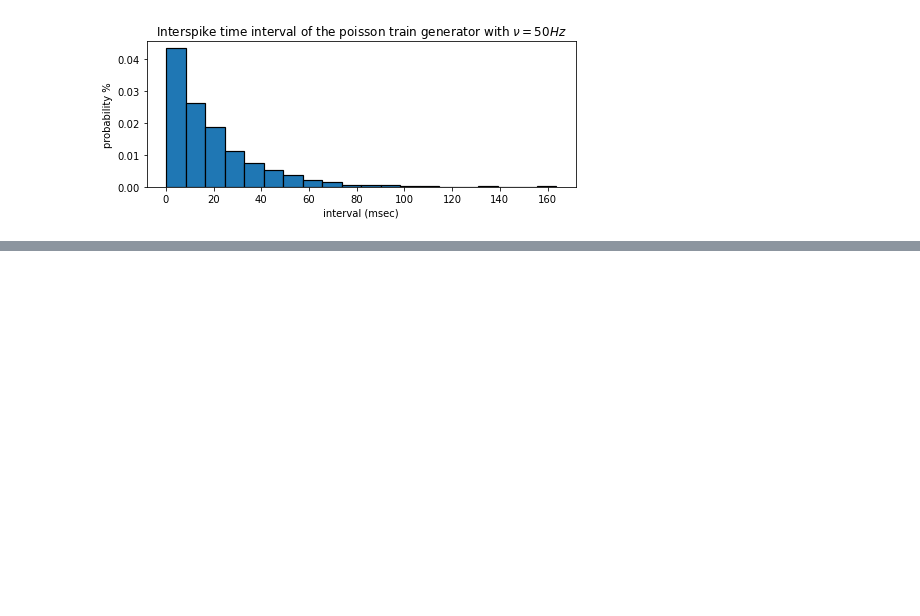
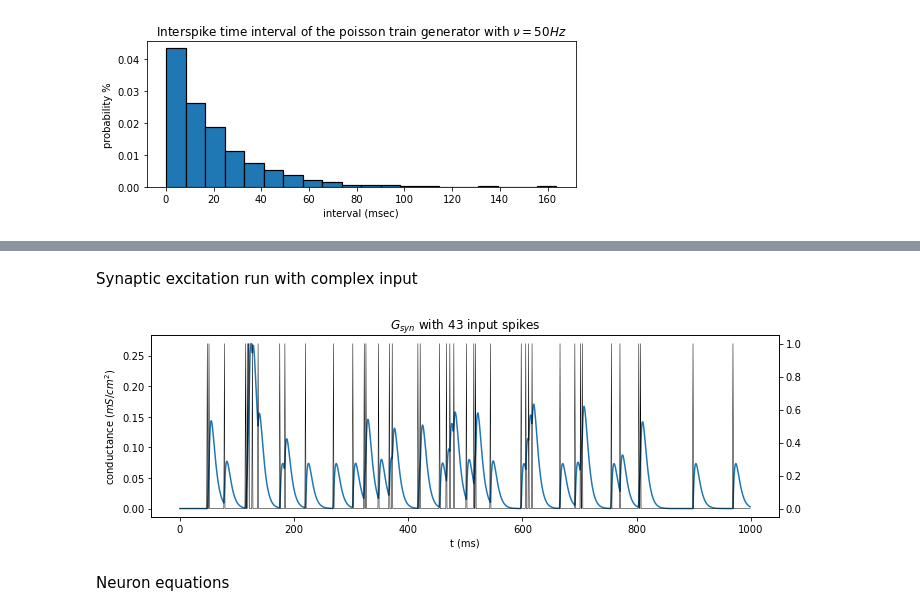
Before and after one commit to jaumecolomhernandez/mmb-mathneuroscience2, a Jupyter notebook: conductance-based-network.ipynb, the cells around one changed output, grey strips where cells are left out. Saved outputs shown, nothing was run; the diff lists cells and outputs as text; code cells hidden in the pictures; blank space fills up the shorter version.

```diff
--- a/conductance-based-network.ipynb
+++ b/conductance-based-network.ipynb
@@ -87,0 +160,27 @@ fig.show()
+# %% [markdown]
+Synaptic excitation run with complex input
+# %%
+dt=0.001 # 1 ms
+d = 1
+spikes = spike_train(d, 50, dt)
+results = []
+for i in range(np.arange(0,d,dt).shape[0]):
+    results.append(gsyn(i, spikes))
+
+fig, ax = plt.subplots(figsize=(10,3.5))
+ax.plot(results,lw=1.5)
+
+ax2 = ax.twinx()
+spike_p = np.zeros(int(d/dt))
+spike_p[np.rint(spikes).astype(int)] += 1
+ax2.plot(spike_p, c='k',alpha=1, lw=0.5)
+
+ax.set(title="$G_{syn}$ "+f"with {spikes.shape[0]} input spikes",
+       xlabel="t (ms)",
+       ylabel="conductance ($mS/cm^2$)")
+fig.tight_layout()
+fig.show()
+# %% [output]
+[figure, added]
+# %% [markdown]
+Neuron equations
```
Also changed, not shown: parts of 9 cells of this notebook.
